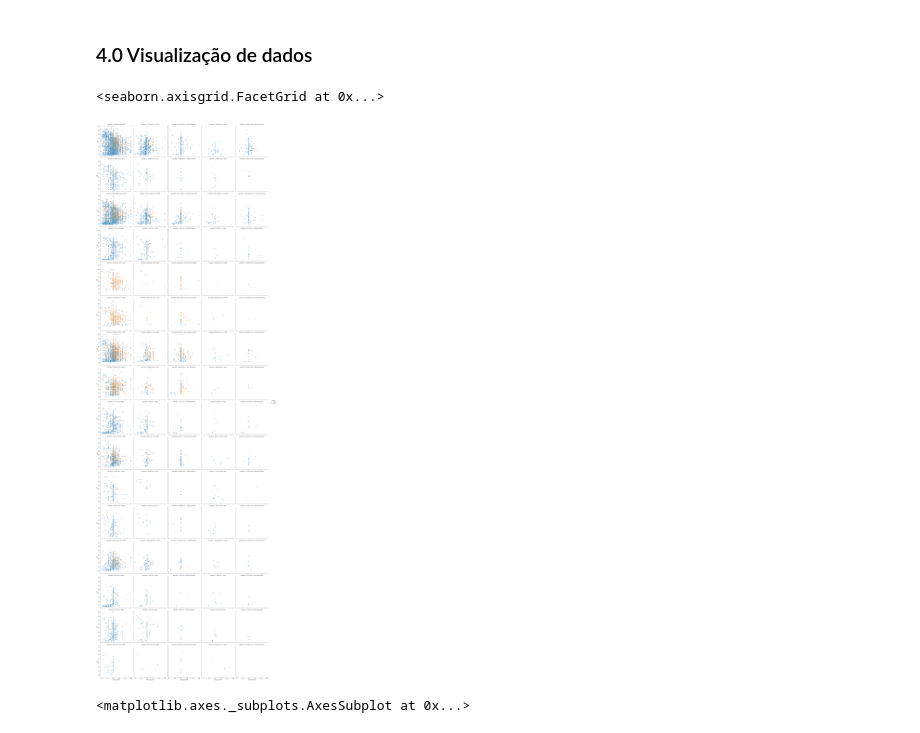
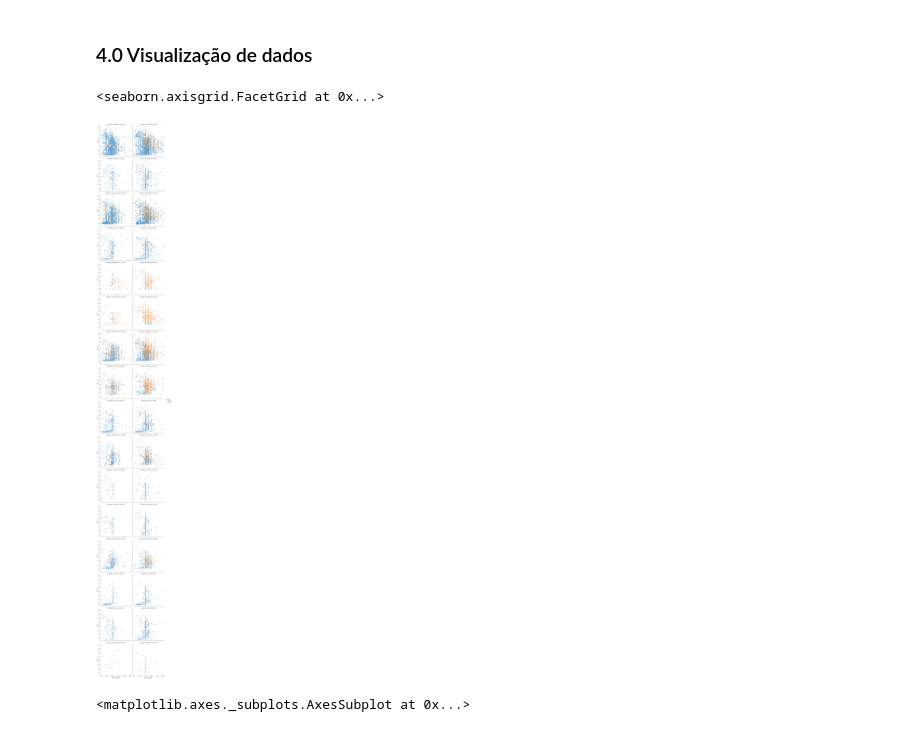
Before and after one commit to wander-asb/Estudos_ML, a Jupyter notebook: Adult.ipynb, the cells around one changed output. Cells and saved outputs as stored; diff of their text form; code cells hidden in the pictures.

```diff
--- a/Adult.ipynb
+++ b/Adult.ipynb
@@ -106,10 +106,10 @@ memory usage: 4.9+ MB
 # %% [markdown]
 ### 4.0 Visualização de dados
 # %%
-sn.relplot(x='hours.per.week', y='age', col='race', hue='income', row='education', data=df)
+sn.relplot(x='hours.per.week', y='age', col='sex', hue='income', row='education', data=df)
 # %% [output]
 <seaborn.axisgrid.FacetGrid at 0x...>
-[figure, old version]
+[figure, new version]
 # %%
 plt.figure(figsize=(10,7))
 sn.countplot(y='occupation', hue='income', data=df, orient='h')
```
